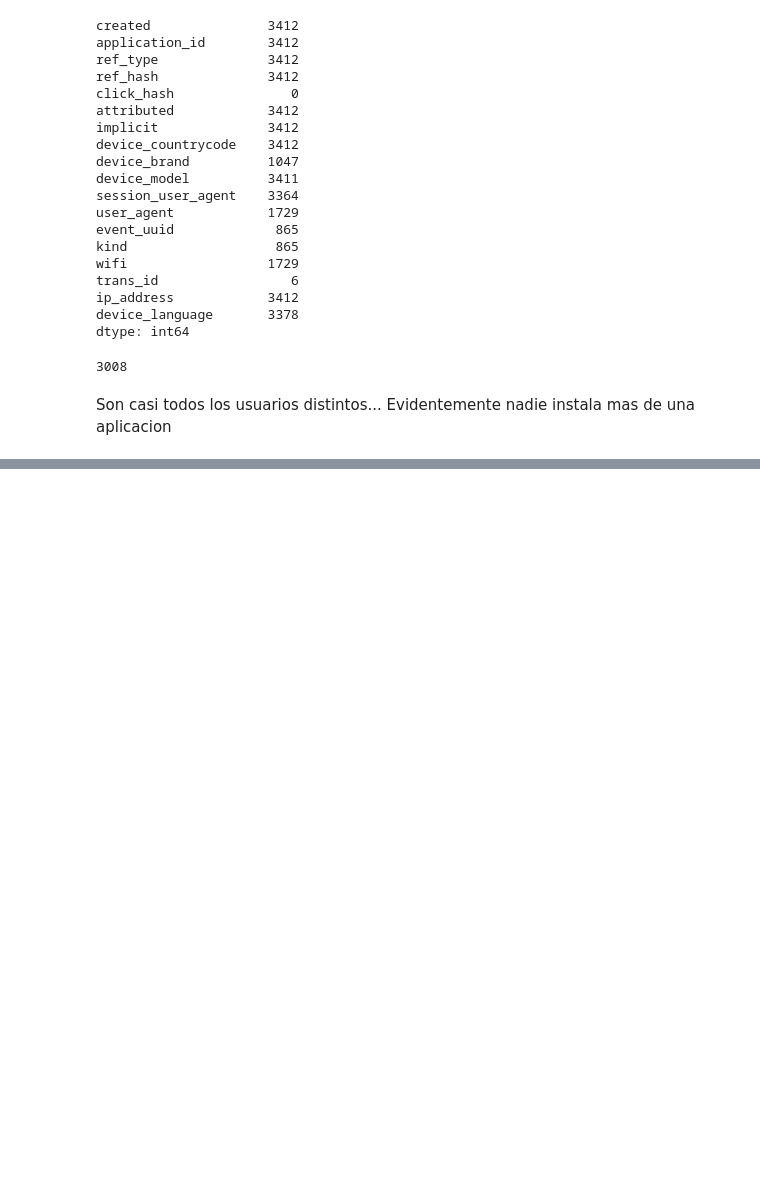
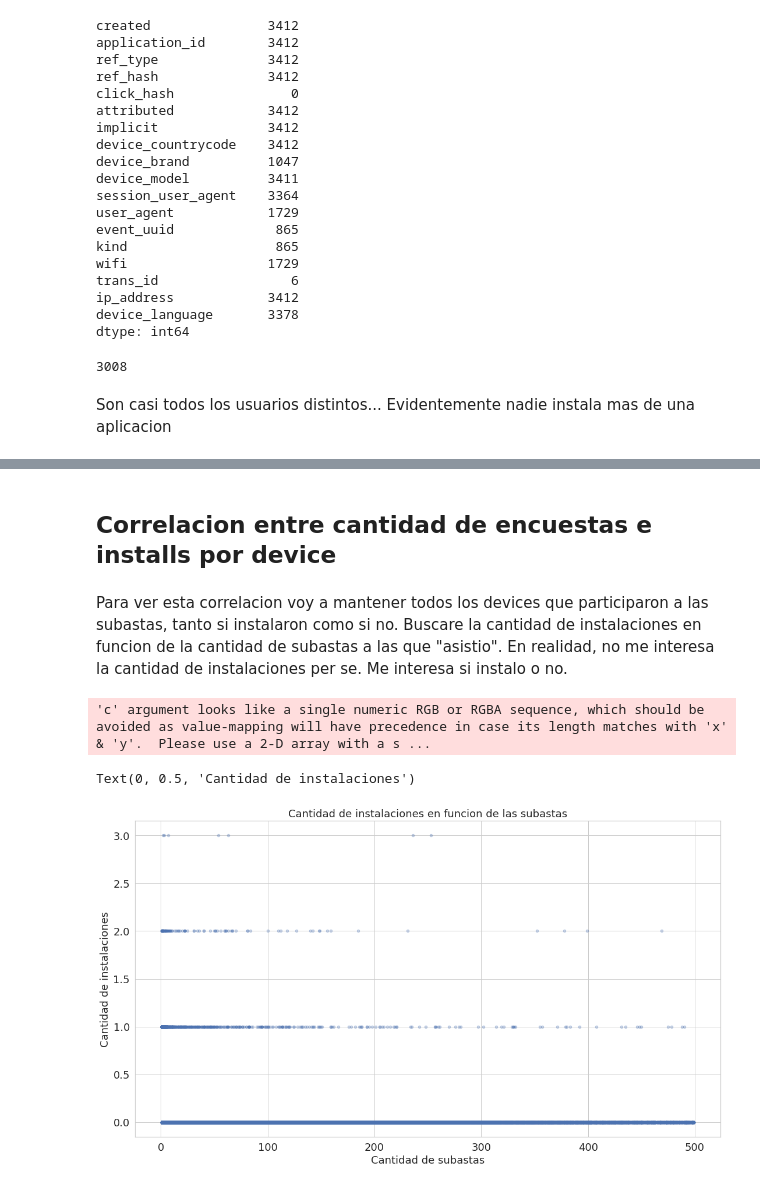
Before and after one commit to gatti2602/7506-datos, a Jupyter notebook: manu/installs.ipynb, the cells around one changed output, grey strips where cells are left out. Saved outputs shown, nothing was run; the diff lists cells and outputs as text; code cells hidden in the pictures; blank space fills up the shorter version.

```diff
--- a/manu/installs.ipynb
+++ b/manu/installs.ipynb
@@ -41,0 +91,31 @@ Son casi todos los usuarios distintos... Evidentemente nadie instala mas de una
+# %% [markdown]
+## Correlacion entre cantidad de encuestas e installs por device
+# %% [markdown]
+Para ver esta correlacion voy a mantener todos los devices que participaron a las subastas, tanto si instalaron como si no. Buscare la cantidad de instalaciones en funcion de la cantidad de subastas a las que "asistio". En realidad, no me interesa la cantidad de instalaciones per se. Me interesa si instalo o no.
+# %%
+auctions = pd.read_csv('datos/auctions.csv.gzip', compression = 'gzip')
+# %%
+id_usuarios = auctions.groupby('device_id').count()
+id_usuarios['cantidad_subastas'] = id_usuarios['source_id']
+id_usuarios.reset_index(inplace = True)
+id_usuarios.drop(columns = ['auction_type_id','country','platform','ref_type_id', 'source_id','date'], inplace = True)
+# %%
+ref_hash_apariciones = installs.groupby('ref_hash').count()
+ref_hash_apariciones['cantidad_instalaciones'] = ref_hash_apariciones['created']
+ref_hash_apariciones.reset_index(inplace = True)
+ref_hash_apariciones.drop(columns = ['created','application_id','ref_type','click_hash', 'attributed','implicit','device_countrycode','device_brand','device_model','session_user_agent','user_agent','event_uuid','kind','wifi','trans_id','ip_address','device_language','time'], inplace = True)
+# %%
+full_join = pd.merge(id_usuarios,ref_hash_apariciones,left_on = 'device_id', right_on = 'ref_hash', how = 'left')
+full_join = full_join.loc[full_join['cantidad_subastas'] < 500] #Los mayores de 500 son muy pocos (y dudosos).
+full_join['cantidad_instalaciones'].fillna(0, inplace = True)# Si tienen NaN en la cantidad de instalaciones es porque participaron de subastas pero no instalaron
+full_join.drop(columns = ['ref_hash'], inplace = True)
+full_join_a_graficar = full_join.drop(columns = ['device_id'])
+# %%
+grafico = full_join_a_graficar.plot.scatter(x = 'cantidad_subastas', y = 'cantidad_instalaciones', alpha = 0.3, figsize = (18,10), fontsize=18)
+grafico.set_title("Cantidad de instalaciones en funcion de las subastas", fontsize=18)
+grafico.set_xlabel("Cantidad de subastas",fontsize=18)
+grafico.set_ylabel("Cantidad de instalaciones", fontsize=18)
+# %% [output]
+'c' argument looks like a single numeric RGB or RGBA sequence, which should be avoided as value-mapping will have precedence in case its length matches with 'x' & 'y'.  Please use a 2-D array with a s ...
+Text(0, 0.5, 'Cantidad de instalaciones')
+[figure, added]
```
Also changed, not shown: parts of 10 cells of this notebook, 1 other file.
